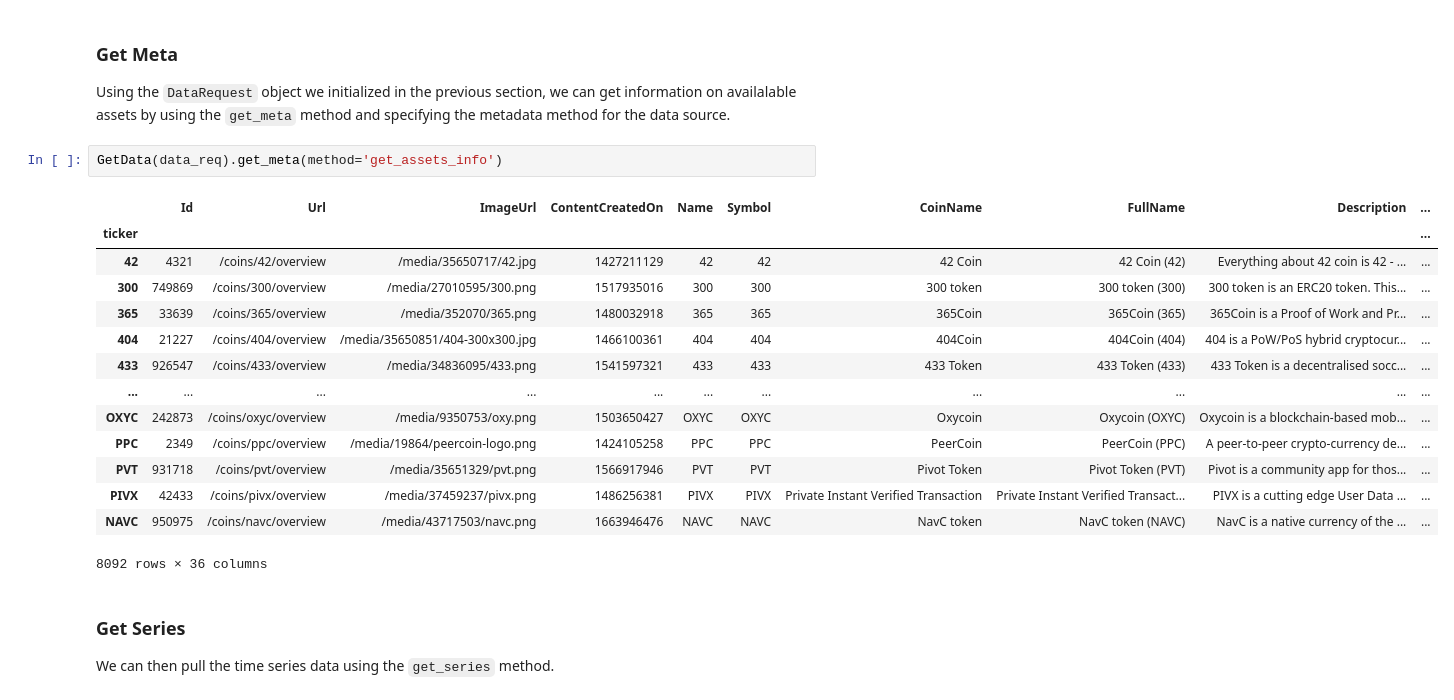
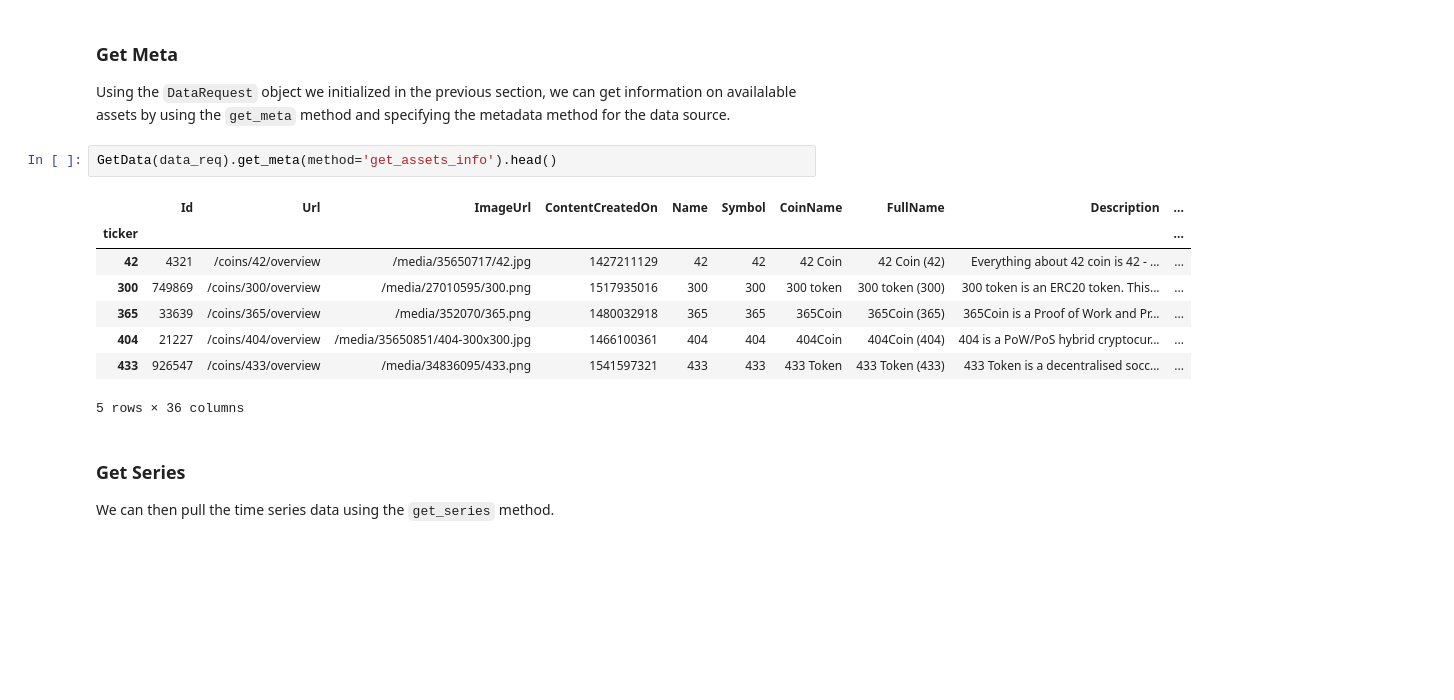
Before and after one commit to systamental/cryptodatapy, a Jupyter notebook: docs/example.ipynb, the cells around one changed output. Saved outputs shown, nothing was run; the diff lists cells and outputs as text; blank space fills up the shorter version.

```diff
--- a/docs/example.ipynb
+++ b/docs/example.ipynb
@@ -574,22 +535,16 @@ print(vars(data_req))
 
 Using the `DataRequest` object we initialized in the previous section, we can get information on availalable assets by using the `get_meta` method and specifying the metadata method for the data source.
 # %%
-GetData(data_req).get_meta(method='get_assets_info')
+GetData(data_req).get_meta(method='get_assets_info').head()
 # %% [output]
 |  | Id | Url | ImageUrl | ContentCreatedOn | Name | Symbol | CoinName | FullName | Description | ... |
 | ticker |  |  |  |  |  |  |  |  |  | ... |
 | 42 | 4321 | /coins/42/overview | /media/35650717/42.jpg | 1427211129 | 42 | 42 | 42 Coin | 42 Coin (42) | Everything about 42 coin is 42 - ... | ... |
 | 300 | 749869 | /coins/300/overview | /media/27010595/300.png | 1517935016 | 300 | 300 | 300 token | 300 token (300) | 300 token is an ERC20 token. This... | ... |
 | 365 | 33639 | /coins/365/overview | /media/352070/365.png | 1480032918 | 365 | 365 | 365Coin | 365Coin (365) | 365Coin is a Proof of Work and Pr... | ... |
 | 404 | 21227 | /coins/404/overview | /media/35650851/404-300x300.jpg | 1466100361 | 404 | 404 | 404Coin | 404Coin (404) | 404 is a PoW/PoS hybrid cryptocur... | ... |
 | 433 | 926547 | /coins/433/overview | /media/34836095/433.png | 1541597321 | 433 | 433 | 433 Token | 433 Token (433) | 433 Token is a decentralised socc... | ... |
-| ... | ... | ... | ... | ... | ... | ... | ... | ... | ... | ... |
-| OXYC | 242873 | /coins/oxyc/overview | /media/9350753/oxy.png | 1503650427 | OXYC | OXYC | Oxycoin | Oxycoin (OXYC) | Oxycoin is a blockchain-based mob... | ... |
-| PPC | 2349 | /coins/ppc/overview | /media/19864/peercoin-logo.png | 1424105258 | PPC | PPC | PeerCoin | PeerCoin (PPC) | A peer-to-peer crypto-currency de... | ... |
-| PVT | 931718 | /coins/pvt/overview | /media/35651329/pvt.png | 1566917946 | PVT | PVT | Pivot Token | Pivot Token (PVT) | Pivot is a community app for thos... | ... |
-| PIVX | 42433 | /coins/pivx/overview | /media/37459237/pivx.png | 1486256381 | PIVX | PIVX | Private Instant Verified Transaction | Private Instant Verified Transact... | PIVX is a cutting edge User Data ... | ... |
-| NAVC | 950975 | /coins/navc/overview | /media/43717503/navc.png | 1663946476 | NAVC | NAVC | NavC token | NavC token (NAVC) | NavC is a native currency of the ... | ... |
-8092 rows × 36 columns
+5 rows × 36 columns
 # %% [markdown]
 ### Get Series  <a class="anchor" id="get-series"></a>
 
```
Also changed, not shown: parts of 11 cells of this notebook.
